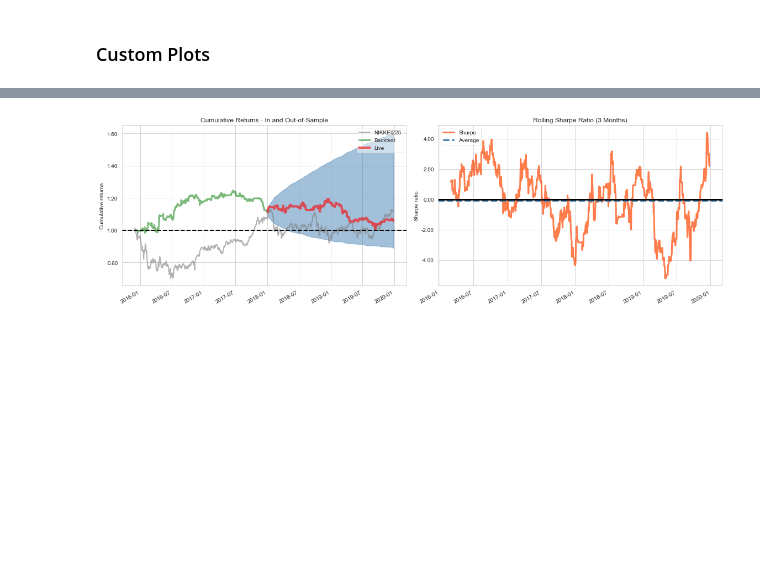
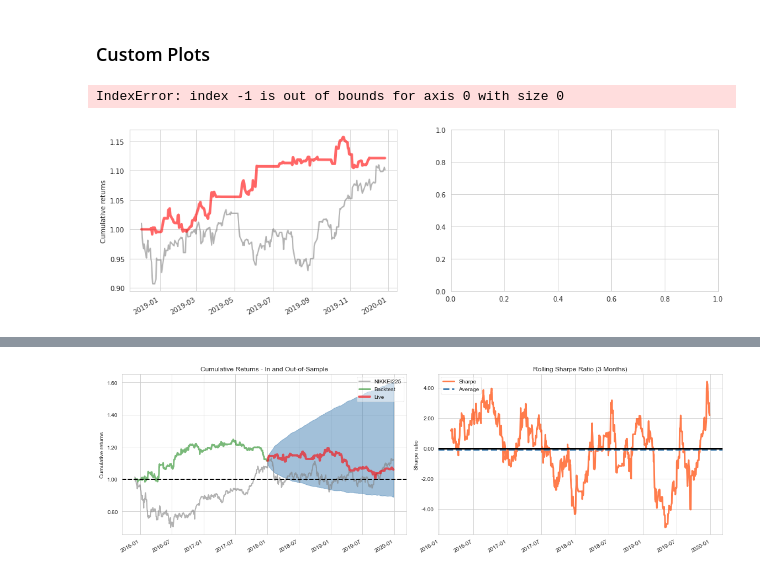
Before and after one commit to lbk209/random_forests, a Jupyter notebook: 04_backtesting_with_zipline.ipynb, the cells around one changed output, grey strips where cells are left out. Cells and saved outputs as stored; diff of their text form; code cells hidden in the pictures; blank space fills up the shorter version.

```diff
--- a/04_backtesting_with_zipline.ipynb
+++ b/04_backtesting_with_zipline.ipynb
@@ -417,2 +432,21 @@ benchmark = benchmark.pct_change().tz_localize('UTC')
 # %% [markdown]
 ### Custom Plots
+# %%
+fig, axes = plt.subplots(ncols=2, figsize=(16, 5))
+plot_rolling_returns(returns,
+                     factor_returns=benchmark,
+                     live_start_date='2018-01-01',
+                     logy=False,
+                     cone_std=2,
+                     legend_loc='best',
+                     volatility_match=False,
+                     cone_function=forecast_cone_bootstrap,
+                    ax=axes[0])
+plot_rolling_sharpe(returns, ax=axes[1], rolling_window=63)
+axes[0].set_title('Cumulative Returns - In and Out-of-Sample')
+axes[1].set_title('Rolling Sharpe Ratio (3 Months)')
+fig.tight_layout()
+fig.savefig((path_result / 'pyfolio_out_of_sample').as_posix(), dpi=300);
+# %% [output]
+IndexError: index -1 is out of bounds for axis 0 with size 0
+[figure, added]
```
Also changed, not shown: parts of 22 cells of this notebook.
